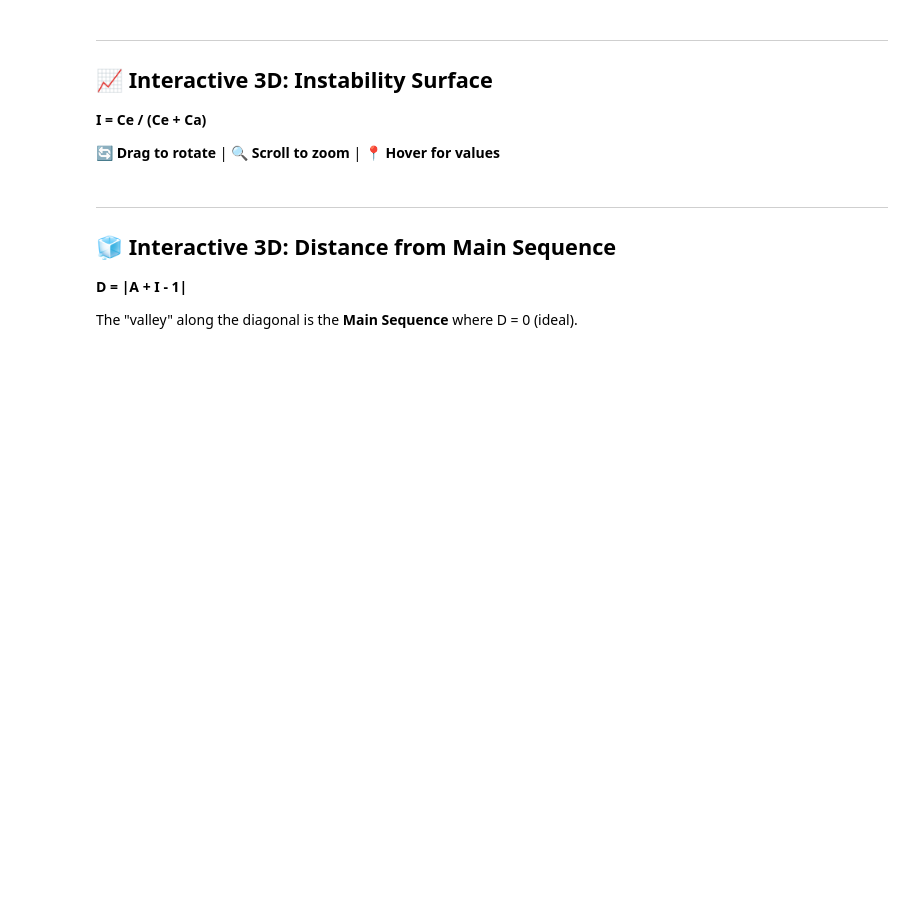
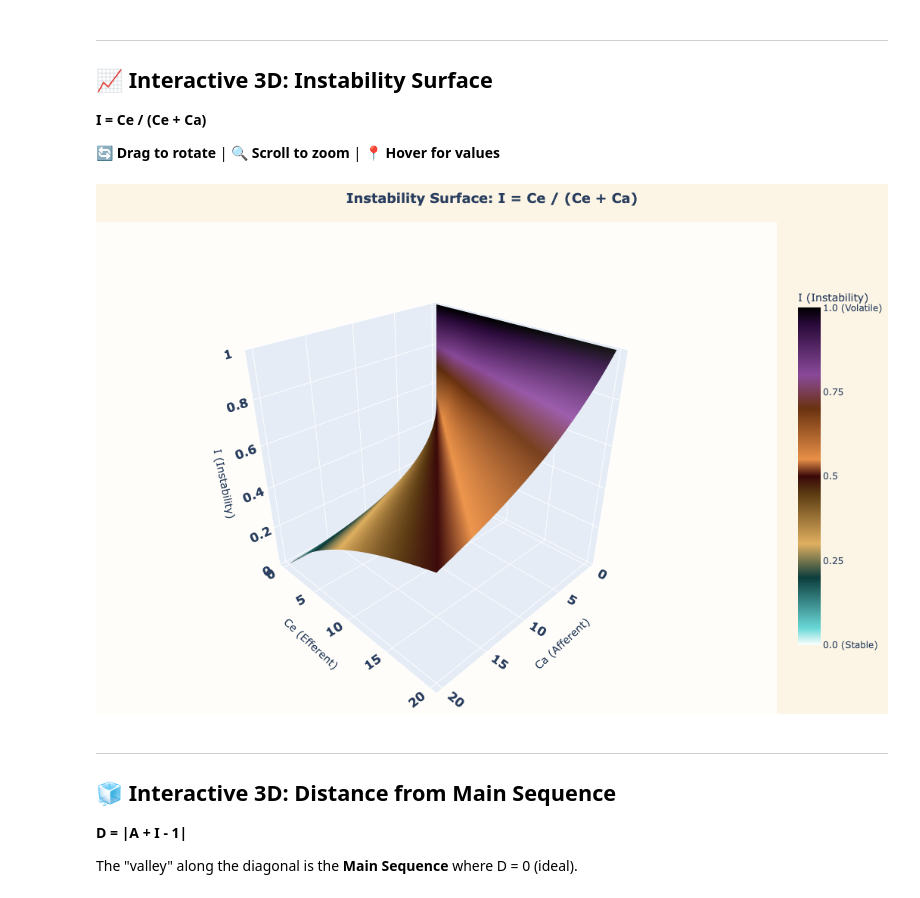
Before and after one commit to git-steven/git-steven.github.io, a Jupyter notebook: python-git-steven/coupling-metrics-plotly.ipynb, the cells around one changed output. Cells and saved outputs as stored; diff of their text form; code cells hidden in the pictures; blank space fills up the shorter version.

```diff
--- a/python-git-steven/coupling-metrics-plotly.ipynb
+++ b/python-git-steven/coupling-metrics-plotly.ipynb
@@ -136,36 +143,38 @@ fig_instability = go.Figure(data=[
             title=dict(text='I (Instability)', font=dict(size=14)),
             tickvals=[0, 0.25, 0.5, 0.75, 1.0],
             ticktext=['0.0 (Stable)', '0.25', '0.5', '0.75', '1.0 (Volatile)'],
             len=0.75,
         ),
         hovertemplate='Ca: %{x:.1f}<br>Ce: %{y:.1f}<br>I: %{z:.3f}<extra></extra>',
         lighting=dict(ambient=0.6, diffuse=0.8, specular=0.2, roughness=0.5),
         lightposition=dict(x=0, y=0, z=2),
     )
 ])
 
 fig_instability.update_layout(
     title=dict(
         text='<b>Instability Surface: I = Ce / (Ce + Ca)</b>',
         font=dict(size=18),
         x=0.5,
     ),
     scene=dict(
-        xaxis=dict(title='Ca (Afferent)', titlefont=dict(size=14)),
-        yaxis=dict(title='Ce (Efferent)', titlefont=dict(size=14)),
-        zaxis=dict(title='I (Instability)', titlefont=dict(size=14), range=[0, 1]),
+        xaxis=dict(title='Ca (Afferent)', tickfont=dict(size=14, weight='bold')),
+        yaxis=dict(title='Ce (Efferent)', tickfont=dict(size=14, weight='bold')),
+        zaxis=dict(title='I (Instability)', tickfont=dict(size=14, weight='bold'), range=[0, 1]),
         camera=CONFIG['camera'],
         bgcolor=CONFIG['plot_bg'],
     ),
     paper_bgcolor=CONFIG['paper_bg'],
     margin=dict(l=0, r=0, t=50, b=0),
     height=700,
 )
 
 fig_instability.show()
 
 # Uncomment to save as HTML:
 # fig_instability.write_html('instability-3d-interactive.html', include_plotlyjs='cdn')
+# %% [output]
+[figure, added]
 # %% [markdown]
 ---
 ## 🧊 Interactive 3D: Distance from Main Sequence
```
Also changed, not shown: parts of 7 cells of this notebook, 14 other files.
